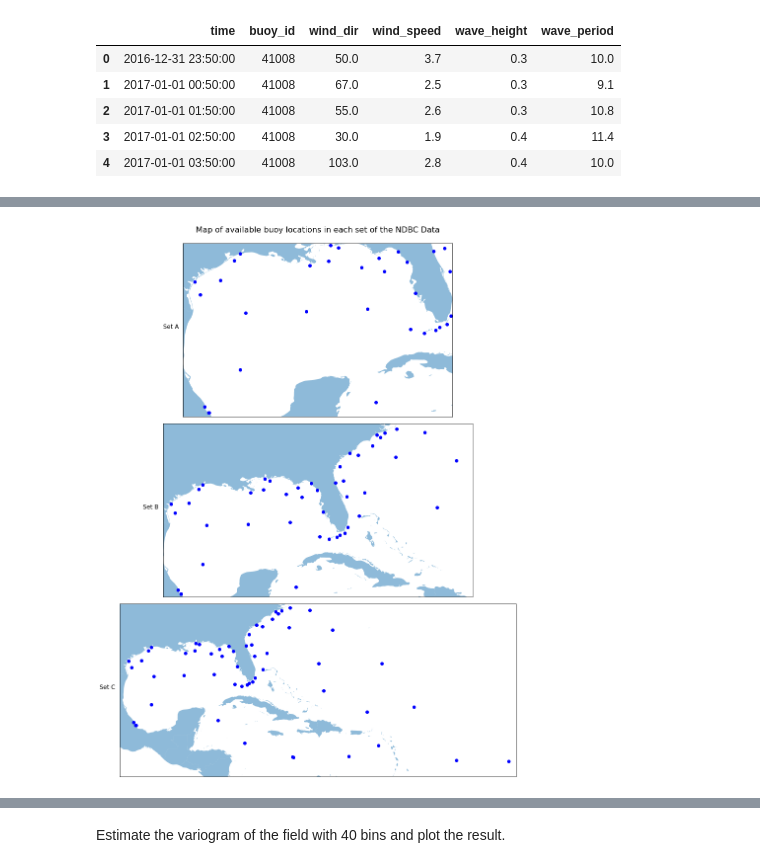
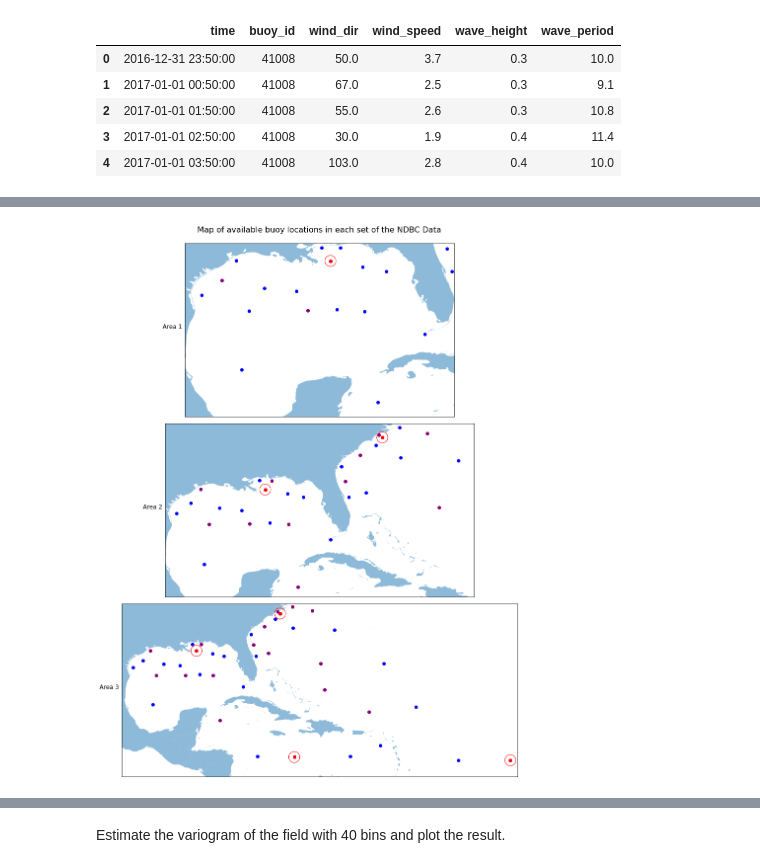
Before and after one commit to simonsanvil/ndbc-spatial-modeling, a Jupyter notebook: notebooks/1-noaa-initial-exploration.ipynb, the cells around one changed output, grey strips where cells are left out. Saved outputs shown, nothing was run; the diff lists cells and outputs as text; code cells hidden in the pictures.

Commit message:
Made tests with some experiments

```diff
--- a/notebooks/1-noaa-initial-exploration.ipynb
+++ b/notebooks/1-noaa-initial-exploration.ipynb
@@ -136,5 +139,7 @@ display(
 # %%
-# ndbc_data = data.NDBCDataLoader().load()#start="2011-01-01", end="2022-01-01").load()
-ndbc_data = ndbc_data.join(resample="7D").dropna(subset=["geometry"])
-# ndbc_gdf.plot(figsize=(12,6))
-map_viz.heatmap_with_time(ndbc_data.sort_index(level="time"), "time", zoom_start=4)
+# get the data
+ndbc_data = data.NDBCDataLoader().load()#start="2011-01-01", end="2022-01-01").load()
+df, ndbc_gdf = ndbc_data.buoys_data, ndbc_data.buoys_geo
+df_countries = data.load_world_borders()
+ndbc_data_7d = ndbc_data.join(resample="7D").dropna(subset=["geometry"])
+ndbc_data_daily = ndbc_data.join(resample="D").dropna(subset=["geometry"])
@@ -146,30 +284,35 @@ map_viz.heatmap_with_time(ndbc_data.sort_index(level="time"), "time", zoom_start
 # %%
-## visualize each sets (A, B, C)
-from experiments.evaluation import eval_sets
-from subplotted import subplotted
-
-# load data
-ndbc_gdf = data.load_buoys_geo()
-ndbc_geo = ndbc_gdf.loc[2010:2021].groupby("buoy_id").first()
-# ndbc_geo = ndbc_geo[ndbc_geo.index.isin(ndbc_gdf.index.get_level_values("buoy_id").unique())]
-df_countries = data.load_world_borders()
+## visualize each ara (A, B, C)
+# transform data
+ndbc_geo = ndbc_gdf.loc[2000:2022].groupby("buoy_id").first()
+ndbc_data_daily = ndbc_data_daily.dropna(subset=["wave_height"])
+available_buoys = ndbc_data_daily.groupby("buoy_id").size()[ndbc_data_daily.groupby("buoy_id").size()>35].index
+ndbc_geo = ndbc_geo[ndbc_geo.index.isin(available_buoys)]
 
 # fig, axes = plt.subplots(len(eval_sets.ndbc), 1, figsize=(12,16))
 for S, ax, (i, set_conf) in subplotted(enumerate(eval_sets.ndbc.values()), ncols=1, figsize=(12,16), facecolor="white"):
+    partial_buoys = {loc for partial_conf in set_conf.partial.values() for loc in partial_conf.locations}
+    full_buoys = set_conf.locations_full
     set_geo =  ndbc_geo.loc[ndbc_geo.within(set_conf.area)]
     set_letter = chr(ord("A")+i)
     xmin, ymin, xmax, ymax = set_conf.area.bounds
     df_countries.plot(ax=ax, alpha=0.5)
     ax.set_xlim(xmin, xmax); ax.set_ylim(ymin, ymax)
     set_geo.plot(ax=ax, color="blue")
-    ax.set_ylabel(f"Set {set_letter}", rotation=0, fontsize=12, labelpad=25)
+    # red points represent buoys in the eval set
+    set_geo[(set_geo.index.isin(partial_buoys))].plot(ax=ax, color="red", alpha=0.5)
+    set_geo[(set_geo.index.isin(full_buoys))].plot(ax=ax, color="red")
+    # those surrounded by a circle represent buoys that are fully in the eval set (not partial)
+    set_geo[set_geo.index.isin(full_buoys)].plot(ax=ax, marker="o", markersize=500, facecolor="none", edgecolor="red")
+    ax.set_ylabel(f"Area {i+1}", rotation=0, fontsize=12, labelpad=25)
     ax.set_xticks([]); ax.set_yticks([])
 else:
     S.fig.suptitle("Map of available buoy locations in each set of the NDBC Data", fontsize=16)
-    S.fig.tight_layout()
+    S.fig.tight_layout();
     # accomodate to give margin for the title
-    S.fig.subplots_adjust(top=0.95)
+    S.fig.subplots_adjust(top=0.95);
     # S.fig.savefig("reports/figures/ndbc_buoy_sets.png", dpi=300, bbox_inches="tight")
+S.fig.show()
 # %% [output]
-[figure, old version]
+[figure, new version]
 # %%
```
Also changed, not shown: parts of 30 cells of this notebook, 5 other files.
